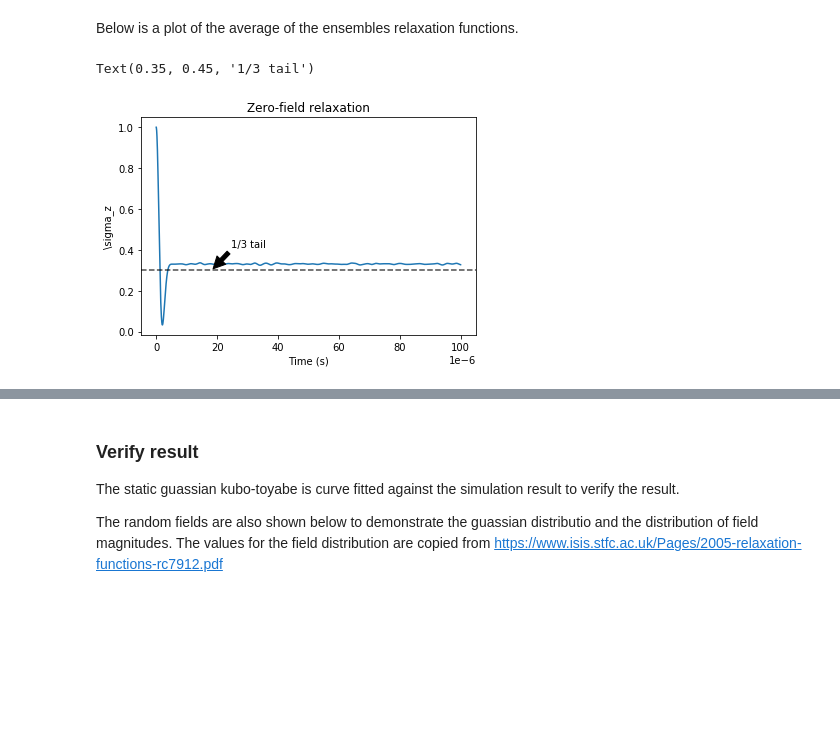
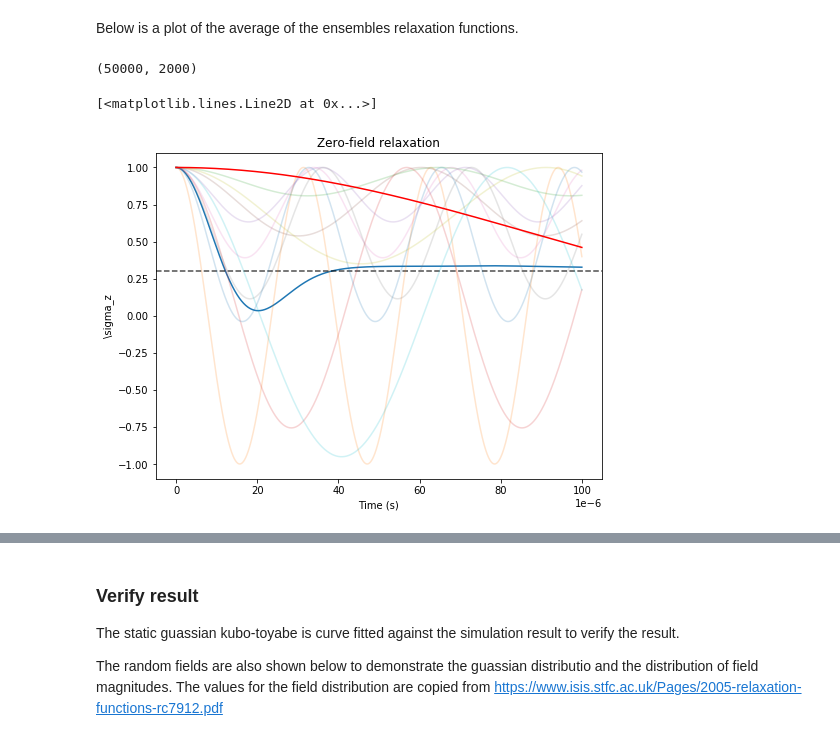
Before and after one commit to AJO-Python/Muon_magnets, a Jupyter notebook: notebooks/Muon_ensemble_testing.ipynb, the cells around one changed output, grey strips where cells are left out. Saved outputs shown, nothing was run; the diff lists cells and outputs as text; code cells hidden in the pictures; blank space fills up the shorter version.

```diff
--- a/notebooks/Muon_ensemble_testing.ipynb
+++ b/notebooks/Muon_ensemble_testing.ipynb
@@ -106,15 +106,22 @@ Saving pickle to data//ensemble_obj.pickle
 # %% [markdown]
 Below is a plot of the average of the ensembles relaxation functions.
 # %%
-fig, ax = plt.subplots()
+fig, ax = plt.subplots(figsize=(8, 6))
 ax.plot(Muon.TIME_ARRAY, particles.overall_relax)
 ax.axhline(0.3, linestyle="--", c="k", alpha=0.7)
 ax.set_title("Zero-field relaxation")
 ax.set_xlabel("Time (s)")
 ax.set_ylabel("\sigma_z")
 ax.ticklabel_format(axis="x", style="sci", scilimits=(-6, -6))
-ax.annotate("1/3 tail", xy=(0.3, 0.37), xytext=(0.35, 0.45), xycoords="figure fraction",
-             arrowprops=dict(facecolor='black', shrink=0.05))
+#ax.annotate("1/3 tail", xy=(0.3, 0.37), xytext=(0.35, 0.45), xycoords="figure fraction",
+#             arrowprops=dict(facecolor='black', shrink=0.05))
+
+print(np.shape(particles.relaxations))
+for relax in particles.relaxations[::5000]:
+    ax.plot(Muon.TIME_ARRAY, relax, alpha=0.2)
+
+ax.plot(Muon.TIME_ARRAY, static_GKT(Muon.TIME_ARRAY, 10e-6), "r")
 # %% [output]
-Text(0.35, 0.45, '1/3 tail')
+(50000, 2000)
+[<matplotlib.lines.Line2D at 0x...>]
-[figure, old version]
+[figure, new version]
```
Also changed, not shown: parts of 8 cells of this notebook, 1 other file.
